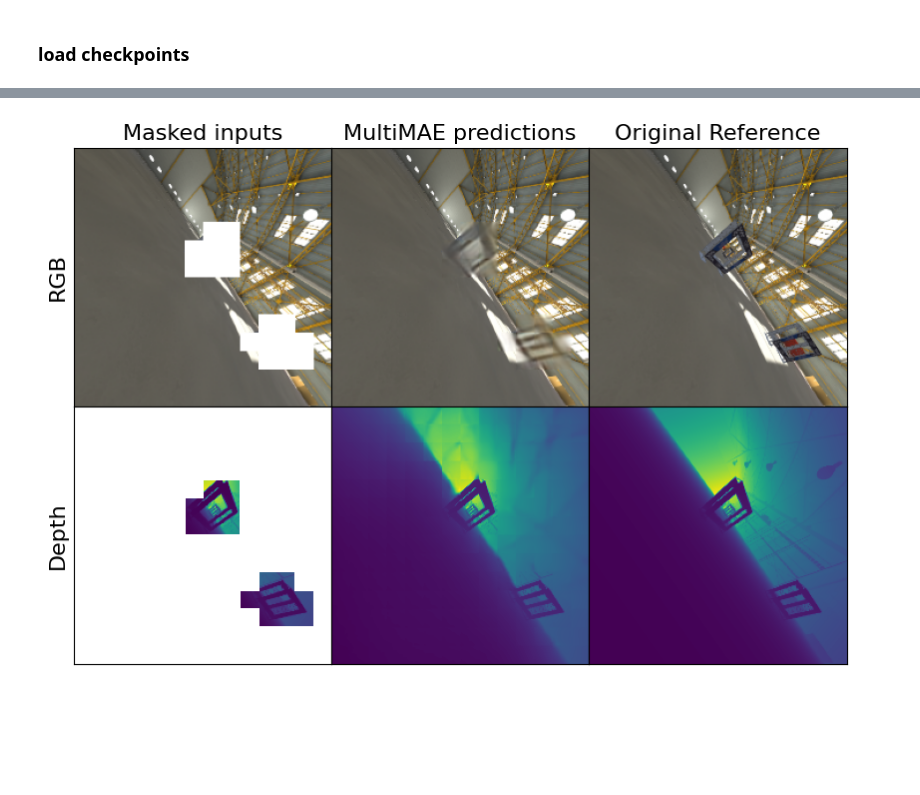
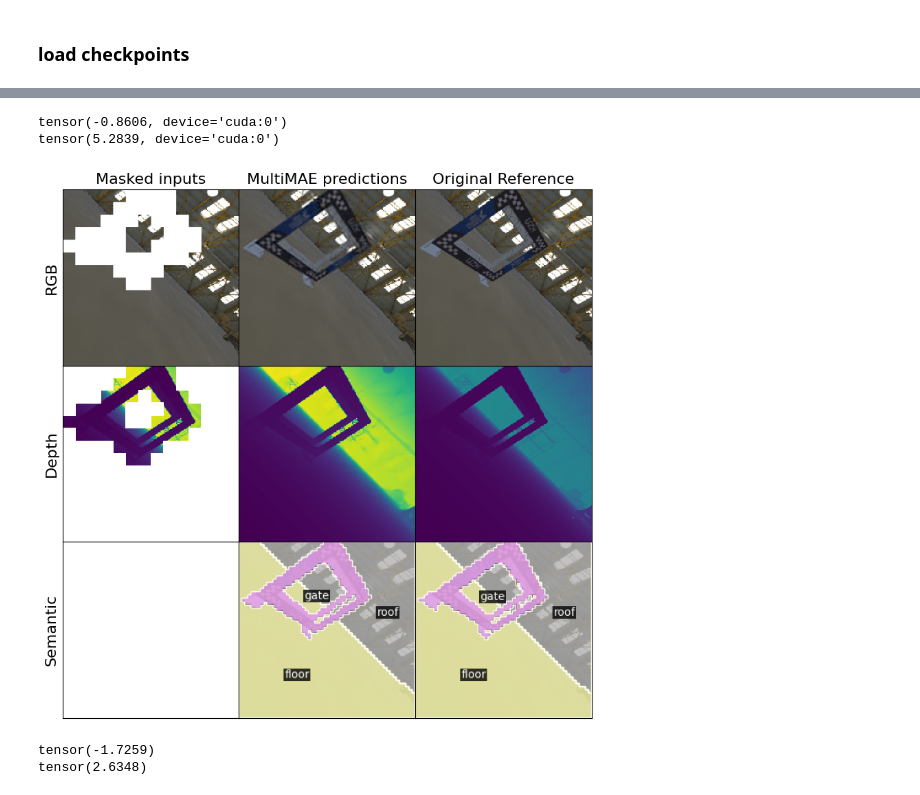
Before and after one commit to xingcw/pytorch-grad-cam, a Jupyter notebook: tutorials/multimae_retrain_vis.ipynb, the cells around one changed output, grey strips where cells are left out. Drawn from its saved outputs; the diff is of its cells as text; code cells hidden in the pictures; blank space fills up the shorter version.

Commit message:
changes for correct visualizations on finetuned multimae models

```diff
--- a/tutorials/multimae_retrain_vis.ipynb
+++ b/tutorials/multimae_retrain_vis.ipynb
@@ -133,0 +134,2 @@ else:
+# %%
+model.load_state_dict(ckpt['model'], strict=True)
@@ -178,20 +231,55 @@ cudnn.benchmark = True
+# %%
+args.eval_data_path = str(eval_data_path)
+dataset_val = build_multimae_pretraining_dataset(args, args.eval_data_path)
+sampler_val = torch.utils.data.RandomSampler(dataset_val)
+data_loader_val = torch.utils.data.DataLoader(
+    dataset_val, sampler=sampler_val,
+    batch_size=1,
+    num_workers=args.num_workers,
+    pin_memory=args.pin_mem,
+    drop_last=True,
+)
+# %%
+inputs = iter(data_loader_val).next()[0]
+# %%
+if model_name != "no-standard-depth" and "depth" in inputs:
+    inputs["depth"] = normalize_depth(inputs["depth"])
+inputs = {k: v.to("cuda") for k,v in inputs.items()}
+# %%
+print(inputs["depth"].min())
+print(inputs["depth"].max())
+# %% [output]
+tensor(-0.8606, device='cuda:0')
+tensor(5.2839, device='cuda:0')
 # %%
 preds, masks = model(
-    processed_inputs,
+    inputs,
     num_encoded_tokens=196,
-    alphas=1.0,
-    mask_type="gate-oriented",
-    semseg_gt=processed_inputs["semseg"],
+    alphas=args.alphas,
+    sample_tasks_uniformly=args.sample_tasks_uniformly,
+    mask_type=args.mask_type,
     masked_rgb_gate_only=True,
-    in_domains=DOMAINS
+    semseg_gt=inputs["semseg"],
+    in_domains=args.in_domains,
+    semseg_stride=4
 )
 
 preds = {domain: pred.detach().cpu() for domain, pred in preds.items()}
 masks = {domain: mask.detach().cpu() for domain, mask in masks.items()}
 
+for domain in ["rgb", "depth", "semseg"]:
+    if domain not in masks:
+        masks[domain] = torch.ones_like(list(masks.values())[0])
+
 res = plot_predictions(inputs, preds, masks, metadata=metadata)
 # %% [output]
-[figure, old version]
+[figure, new version]
+# %%
+print(preds["depth"].min())
+print(preds["depth"].max())
+# %% [output]
+tensor(-1.7259)
+tensor(2.6348)
 # %%
 def plot_vis(res, image_float, grayscale_cam):
     fig = plt.figure(figsize=(10, 10))
```
Also changed, not shown: parts of 25 cells of this notebook, 2 other files.
